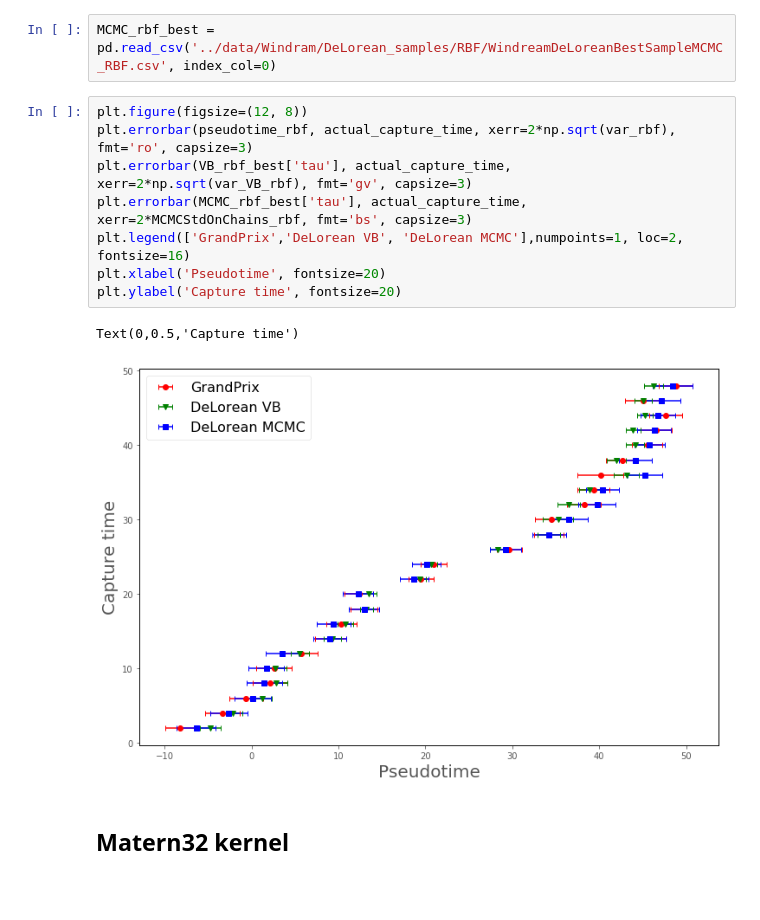
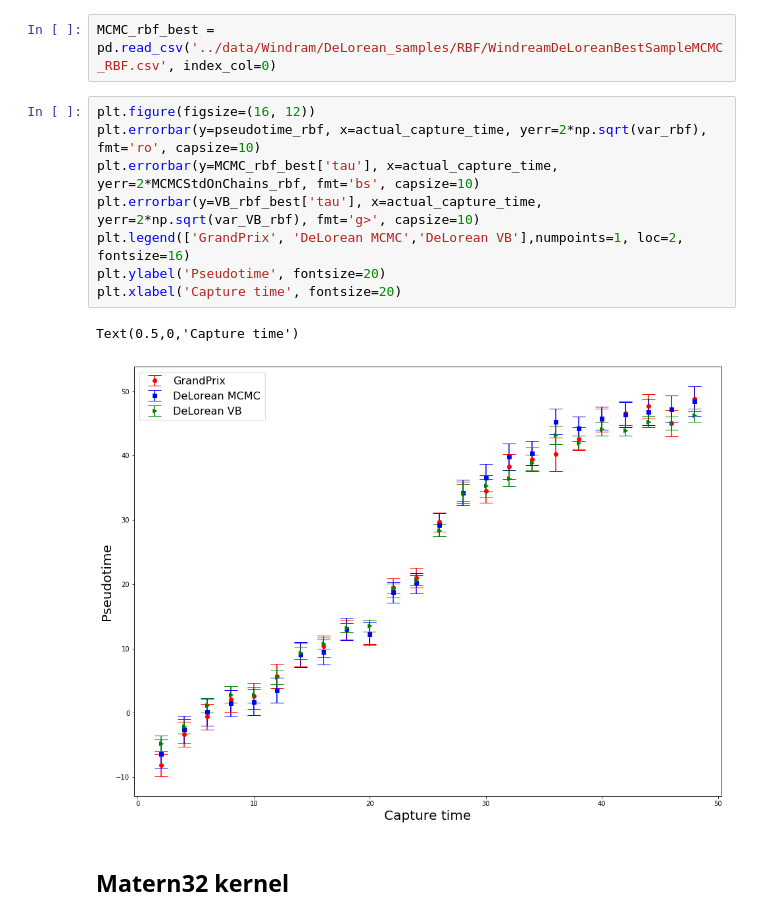
Before and after one commit to ManchesterBioinference/GrandPrix, a Jupyter notebook: notebooks/Analysing_posterior_variance.ipynb, the cells around one changed output. Saved outputs shown, nothing was run; the diff lists cells and outputs as text; blank space fills up the shorter version.

```diff
--- a/notebooks/Analysing_posterior_variance.ipynb
+++ b/notebooks/Analysing_posterior_variance.ipynb
@@ -66,16 +66,16 @@ np.mean(MCMCStdOnChains_rbf)
 # %%
 MCMC_rbf_best = pd.read_csv('../data/Windram/DeLorean_samples/RBF/WindreamDeLoreanBestSampleMCMC_RBF.csv', index_col=0)
 # %%
-plt.figure(figsize=(12, 8))
-plt.errorbar(pseudotime_rbf, actual_capture_time, xerr=2*np.sqrt(var_rbf), fmt='ro', capsize=3)
-plt.errorbar(VB_rbf_best['tau'], actual_capture_time, xerr=2*np.sqrt(var_VB_rbf), fmt='gv', capsize=3)
-plt.errorbar(MCMC_rbf_best['tau'], actual_capture_time, xerr=2*MCMCStdOnChains_rbf, fmt='bs', capsize=3)
-plt.legend(['GrandPrix','DeLorean VB', 'DeLorean MCMC'],numpoints=1, loc=2, fontsize=16)
-plt.xlabel('Pseudotime', fontsize=20)
-plt.ylabel('Capture time', fontsize=20)
+plt.figure(figsize=(16, 12))
+plt.errorbar(y=pseudotime_rbf, x=actual_capture_time, yerr=2*np.sqrt(var_rbf), fmt='ro', capsize=10)
+plt.errorbar(y=MCMC_rbf_best['tau'], x=actual_capture_time, yerr=2*MCMCStdOnChains_rbf, fmt='bs', capsize=10)
+plt.errorbar(y=VB_rbf_best['tau'], x=actual_capture_time, yerr=2*np.sqrt(var_VB_rbf), fmt='g>', capsize=10)
+plt.legend(['GrandPrix', 'DeLorean MCMC','DeLorean VB'],numpoints=1, loc=2, fontsize=16)
+plt.ylabel('Pseudotime', fontsize=20)
+plt.xlabel('Capture time', fontsize=20)
 # %% [output]
-Text(0,0.5,'Capture time')
+Text(0.5,0,'Capture time')
-[figure, old version]
+[figure, new version]
 # %% [markdown]
 ## Matern32 kernel
 # %%
```
Also changed, not shown: parts of 6 cells of this notebook.
